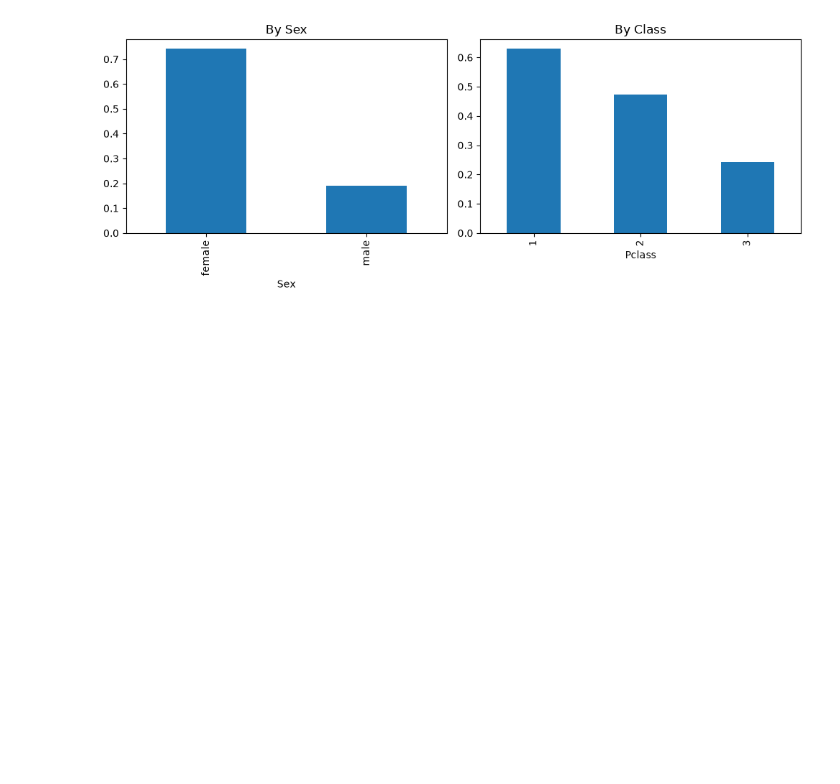
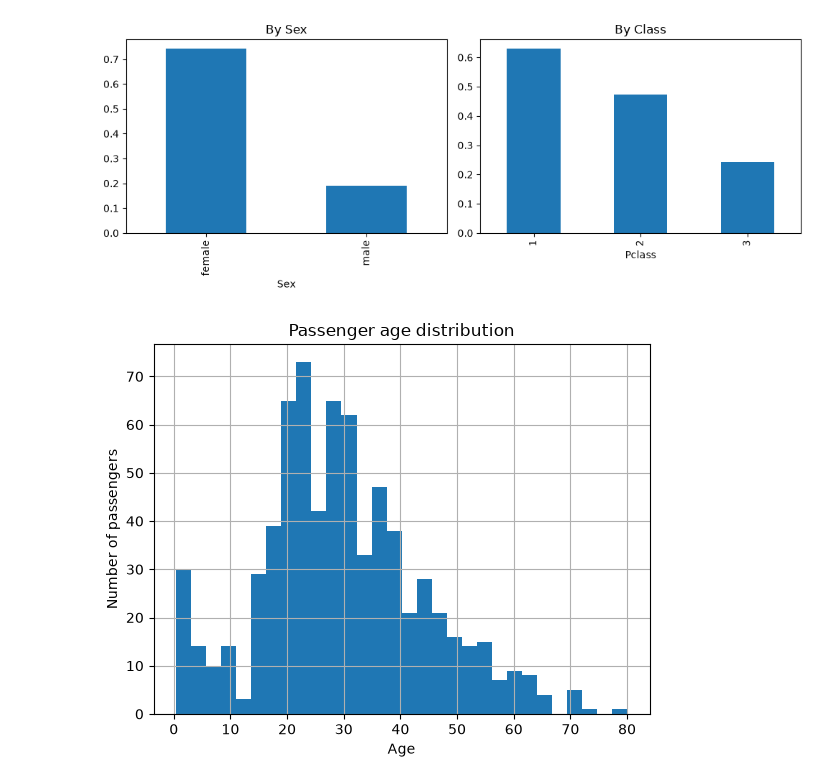
Before and after one commit to Baharkucukozer/ml-from-scratch, a Jupyter notebook: titanic_eda.ipynb, the cells around one changed output. Cells and saved outputs as stored; diff of their text form; code cells hidden in the pictures; blank space fills up the shorter version.

```diff
--- a/titanic_eda.ipynb
+++ b/titanic_eda.ipynb
@@ -77,3 +77,11 @@ plt.tight_layout()
 plt.show()
 # %% [output]
 [figure]
+# %%
+df['Age'].dropna().hist(bins=30)
+plt.xlabel('Age')
+plt.ylabel('Number of passengers')
+plt.title('Passenger age distribution')
+plt.show()
+# %% [output]
+[figure, added]
```
Also changed, not shown: parts of 5 cells of this notebook, 1 other file.
